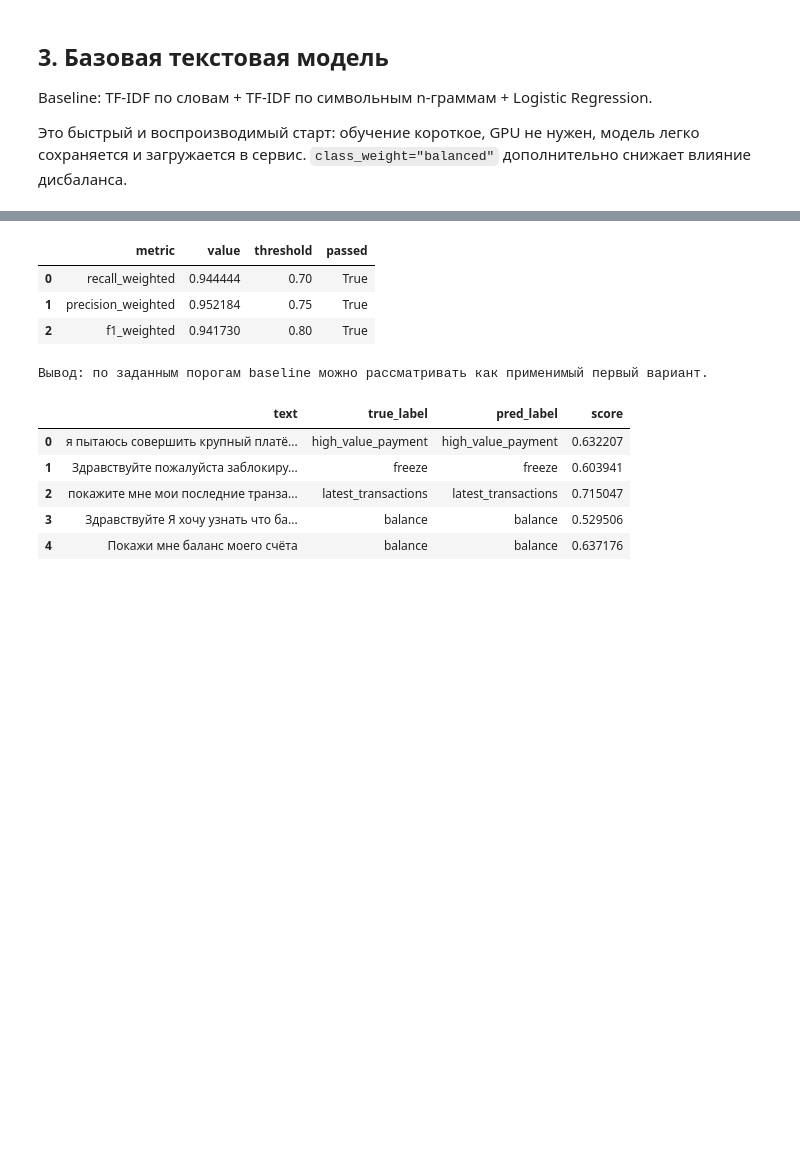
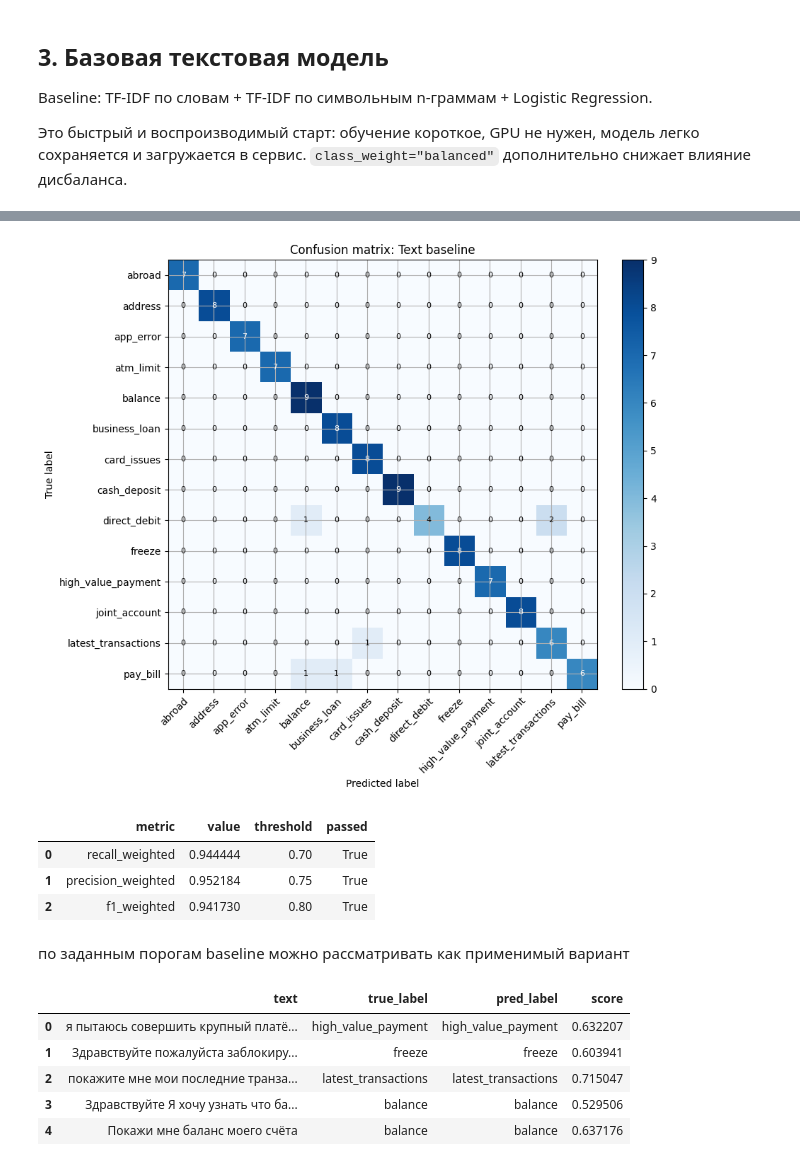
Before and after one commit to alexeisadohin/test, a Jupyter notebook: notebooks/notebook_with_outputs.ipynb, the cells around one changed output, grey strips where cells are left out. Cells and saved outputs as stored; diff of their text form; code cells hidden in the pictures; blank space fills up the shorter version.

```diff
--- a/notebooks/notebook_with_outputs.ipynb
+++ b/notebooks/notebook_with_outputs.ipynb
@@ -77,6 +77,7 @@ plt.rcParams["axes.grid"] = True
 20% на test - компромисс между стабильной оценкой многоклассовой модели и сохранением большей части данных для обучения. Параметр `stratify` сохраняет пропорции `intent_class` в train и test.
 # %%
 def load_labeled_split(dataset_name: str, language_config: str) -> Dataset:
+    """Load the labeled split from the requested MINDS-14 configuration."""
     raw = load_dataset(dataset_name, language_config)
     if isinstance(raw, DatasetDict):
         if "train" in raw:
@@ -86,6 +87,7 @@ def load_labeled_split(dataset_name: str, language_config: str) -> Dataset:
 
 
 def first_existing(columns: list[str], candidates: list[str]) -> str | None:
+    """Return the first candidate column that exists in the dataset schema."""
     column_set = set(columns)
     for candidate in candidates:
         if candidate in column_set:
@@ -117,6 +119,7 @@ Features: {'path': Value('string'), 'audio': Audio(sampling_rate=8000, decode=Tr
 {'text_col': 'transcription', 'label_col': 'intent_class', 'audio_col': 'audio'}
 # %%
 def get_label_names(dataset: Dataset, label_column: str) -> dict[int, str] | None:
+    """Map numeric label ids to readable intent names when metadata is available."""
     feature = dataset.features[label_column]
     names = getattr(feature, "names", None)
     if names:
@@ -261,6 +264,7 @@ Baseline: TF-IDF по словам + TF-IDF по символьным n-грам
 Это быстрый и воспроизводимый старт: обучение короткое, GPU не нужен, модель легко сохраняется и загружается в сервис. `class_weight="balanced"` дополнительно снижает влияние дисбаланса.
 # %%
 def build_text_classifier(random_state: int) -> Pipeline:
+    """Build the TF-IDF word/char Logistic Regression intent classifier."""
     features = FeatureUnion(
         transformer_list=[
             (
@@ -370,20 +358,48 @@ latest_transactions       0.75      0.86      0.80         7
+# %%
+confusion = confusion_matrix(y_test, y_pred_text, labels=labels)
+
+fig, ax = plt.subplots(figsize=(10, 8))
+im = ax.imshow(confusion, interpolation="nearest", cmap="Blues")
+ax.figure.colorbar(im, ax=ax, fraction=0.046, pad=0.04)
+ax.set(
+    xticks=np.arange(len(labels)),
+    yticks=np.arange(len(labels)),
+    xticklabels=labels,
+    yticklabels=labels,
+    xlabel="Predicted label",
+    ylabel="True label",
+    title="Confusion matrix: Text baseline",
+)
+plt.setp(ax.get_xticklabels(), rotation=45, ha="right", rotation_mode="anchor")
+
+threshold = confusion.max() / 2
+for row_idx in range(confusion.shape[0]):
+    for col_idx in range(confusion.shape[1]):
+        value = confusion[row_idx, col_idx]
+        ax.text(
+            col_idx,
+            row_idx,
+            value,
+            ha="center",
+            va="center",
+            color="white" if value > threshold else "black",
+            fontsize=8,
+        )
+
+fig.tight_layout()
+plt.show()
+# %% [output]
+[figure, added]
 # %%
 def assess_feasibility(metrics: dict[str, float], thresholds: dict[str, float]) -> bool:
+    """Check model metrics against the acceptance thresholds."""
     rows = []
-    ok = True
     for name, threshold in thresholds.items():
         value = metrics[name]
         passed = value >= threshold
         rows.append({"metric": name, "value": value, "threshold": threshold, "passed": passed})
-        ok = ok and passed
+
     display(pd.DataFrame(rows))
-
-    if ok:
-        print("Вывод: по заданным порогам baseline можно рассматривать как применимый первый вариант.")
-    else:
-        print("Вывод: с текущими данными и моделью решение нельзя считать готовым к применению.")
-        print("Как улучшать: добавить размеченные данные, добрать слабые классы, чистить транскрипции, пробовать encoder/LoRA, отдельно улучшать ASR.")
-    return ok
 
 
 _ = assess_feasibility(text_metrics, THRESHOLDS)
@@ -392,6 +408,7 @@ _ = assess_feasibility(text_metrics, THRESHOLDS)
 | 0 | recall_weighted | 0.944444 | 0.70 | True |
 | 1 | precision_weighted | 0.952184 | 0.75 | True |
 | 2 | f1_weighted | 0.941730 | 0.80 | True |
-Вывод: по заданным порогам baseline можно рассматривать как применимый первый вариант.
+# %% [markdown]
+по заданным порогам baseline можно рассматривать как применимый вариант
 # %%
 def show_text_examples(model: Pipeline, texts: list[str], labels_true: list[str], n: int = 5) -> None:
```
Also changed, not shown: parts of 8 cells of this notebook, 2 other files.
